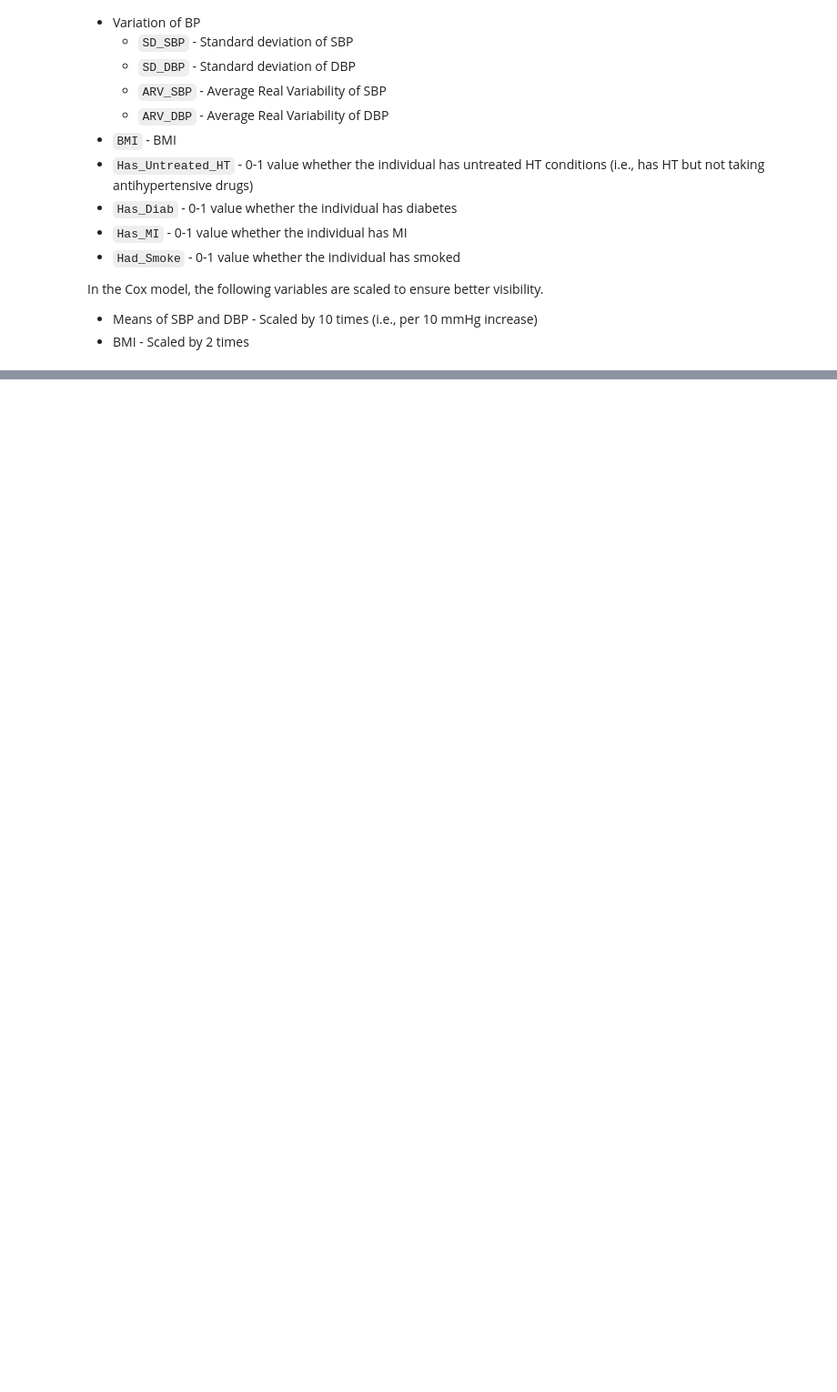
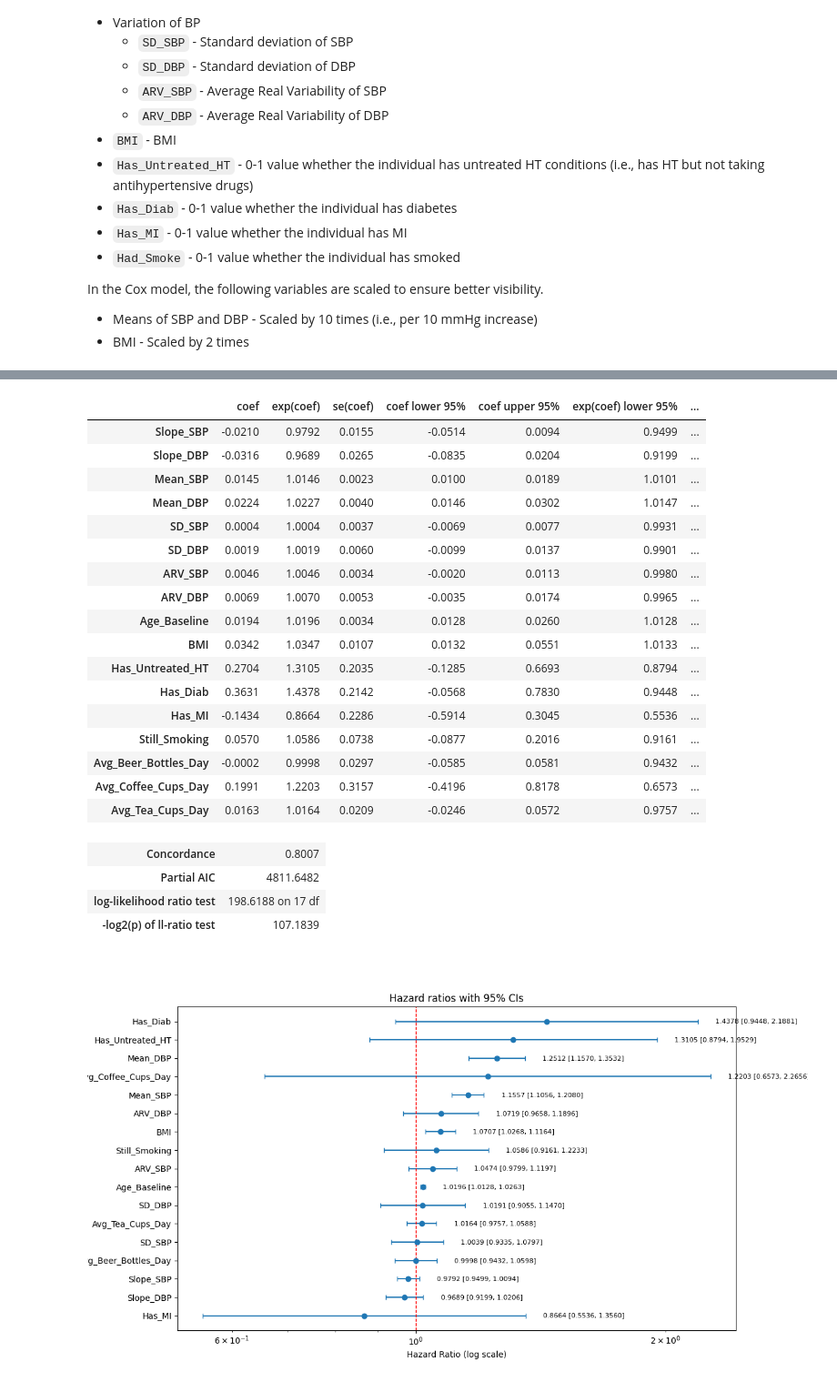
Before and after one commit to ZCG-coder/HKU_Budding_1, a Jupyter notebook: data/Explore.ipynb, the cells around one changed output, grey strips where cells are left out. Shown: that part at 91% size. Cells and saved outputs as stored; diff of their text form; code cells hidden in the pictures; blank space fills up the shorter version.

```diff
--- a/data/Explore.ipynb
+++ b/data/Explore.ipynb
@@ -305,6 +397,9 @@ for pid, df in persons.items():
     has_mi = baseline_row['Has_MI']
     still_smoking = baseline_row['Still_Smoking']
     years_with_ht = baseline_row['Wave']
+    avg_beer_day = baseline_row['Avg_Beer_Bottles_Day']
+    avg_tea_day = baseline_row['Avg_Tea_Cups_Day']
+    avg_coffee_day = baseline_row['Avg_Coffee_Cups_Day']
 
     row = {
         'ID': pid,
@@ -329,6 +424,9 @@ for pid, df in persons.items():
         'Has_Diab': has_diab,
         'Has_MI': has_mi,
         'Still_Smoking': still_smoking,
+        'Avg_Beer_Bottles_Day': avg_beer_day,
+        'Avg_Coffee_Cups_Day': avg_coffee_day,
+        'Avg_Tea_Cups_Day': avg_tea_day,
     }
     rows.append(row)
 
@@ -371,7 +481,8 @@ In the Cox model, the following variables are scaled to ensure better visibility
 - BMI - Scaled by 2 times
 # %%
 cph_df = df_person[['Time_Yrs', 'Event', 'Slope_SBP', 'Slope_DBP', 'Mean_SBP', 'Mean_DBP', 'SD_SBP', 'SD_DBP', 'ARV_SBP', 'ARV_DBP',
-                    'Age_Baseline', 'BMI', 'Has_Untreated_HT', 'Has_Diab', 'Has_MI', 'Still_Smoking']].copy()
+                    'Age_Baseline', 'BMI', 'Has_Untreated_HT', 'Has_Diab', 'Has_MI', 'Still_Smoking',
+                    'Avg_Beer_Bottles_Day', 'Avg_Coffee_Cups_Day', 'Avg_Tea_Cups_Day', ]].copy()
 cph_df = cph_df.dropna()
 
 cph = CoxPHFitter(penalizer=0.1)
@@ -415,7 +526,7 @@ summary_df['hr_upper'] = np.exp(summary_df['coef_upper_disp'])
 summary_df = summary_df.sort_values('hr')
 
 # plotting
-plt.figure(figsize=(6, max(4, 0.4 * len(summary_df))))
+plt.figure(figsize=(12, 7))
 y_pos = np.arange(len(summary_df))
 hr = summary_df['hr'].values
 hr_err_low = hr - summary_df['hr_lower'].values
@@ -436,3 +547,4 @@ for i, (h, lo, hi) in enumerate(zip(hr, summary_df['hr_lower'], summary_df['hr_u
     plt.text(hi * 1.05, i, f"{h:.4f} [{lo:.4f}, {hi:.4f}]", va='center', fontsize=8)
 
 plt.show()
+# %% [output]
@@ -439,3 +571,26 @@ plt.show()
+|  | coef | exp(coef) | se(coef) | coef lower 95% | coef upper 95% | exp(coef) lower 95% | ... |
+| Slope_SBP | -0.0210 | 0.9792 | 0.0155 | -0.0514 | 0.0094 | 0.9499 | ... |
+| Slope_DBP | -0.0316 | 0.9689 | 0.0265 | -0.0835 | 0.0204 | 0.9199 | ... |
+| Mean_SBP | 0.0145 | 1.0146 | 0.0023 | 0.0100 | 0.0189 | 1.0101 | ... |
+| Mean_DBP | 0.0224 | 1.0227 | 0.0040 | 0.0146 | 0.0302 | 1.0147 | ... |
+| SD_SBP | 0.0004 | 1.0004 | 0.0037 | -0.0069 | 0.0077 | 0.9931 | ... |
+| SD_DBP | 0.0019 | 1.0019 | 0.0060 | -0.0099 | 0.0137 | 0.9901 | ... |
+| ARV_SBP | 0.0046 | 1.0046 | 0.0034 | -0.0020 | 0.0113 | 0.9980 | ... |
+| ARV_DBP | 0.0069 | 1.0070 | 0.0053 | -0.0035 | 0.0174 | 0.9965 | ... |
+| Age_Baseline | 0.0194 | 1.0196 | 0.0034 | 0.0128 | 0.0260 | 1.0128 | ... |
+| BMI | 0.0342 | 1.0347 | 0.0107 | 0.0132 | 0.0551 | 1.0133 | ... |
+| Has_Untreated_HT | 0.2704 | 1.3105 | 0.2035 | -0.1285 | 0.6693 | 0.8794 | ... |
+| Has_Diab | 0.3631 | 1.4378 | 0.2142 | -0.0568 | 0.7830 | 0.9448 | ... |
+| Has_MI | -0.1434 | 0.8664 | 0.2286 | -0.5914 | 0.3045 | 0.5536 | ... |
+| Still_Smoking | 0.0570 | 1.0586 | 0.0738 | -0.0877 | 0.2016 | 0.9161 | ... |
+| Avg_Beer_Bottles_Day | -0.0002 | 0.9998 | 0.0297 | -0.0585 | 0.0581 | 0.9432 | ... |
+| Avg_Coffee_Cups_Day | 0.1991 | 1.2203 | 0.3157 | -0.4196 | 0.8178 | 0.6573 | ... |
+| Avg_Tea_Cups_Day | 0.0163 | 1.0164 | 0.0209 | -0.0246 | 0.0572 | 0.9757 | ... |
+| Concordance | 0.8007 |
+| Partial AIC | 4811.6482 |
+| log-likelihood ratio test | 198.6188 on 17 df |
+| -log2(p) of ll-ratio test | 107.1839 |
+[figure, added]
 # %% [markdown]
 From the results,
 
```
Also changed, not shown: parts of 19 cells of this notebook, 4 other files.
